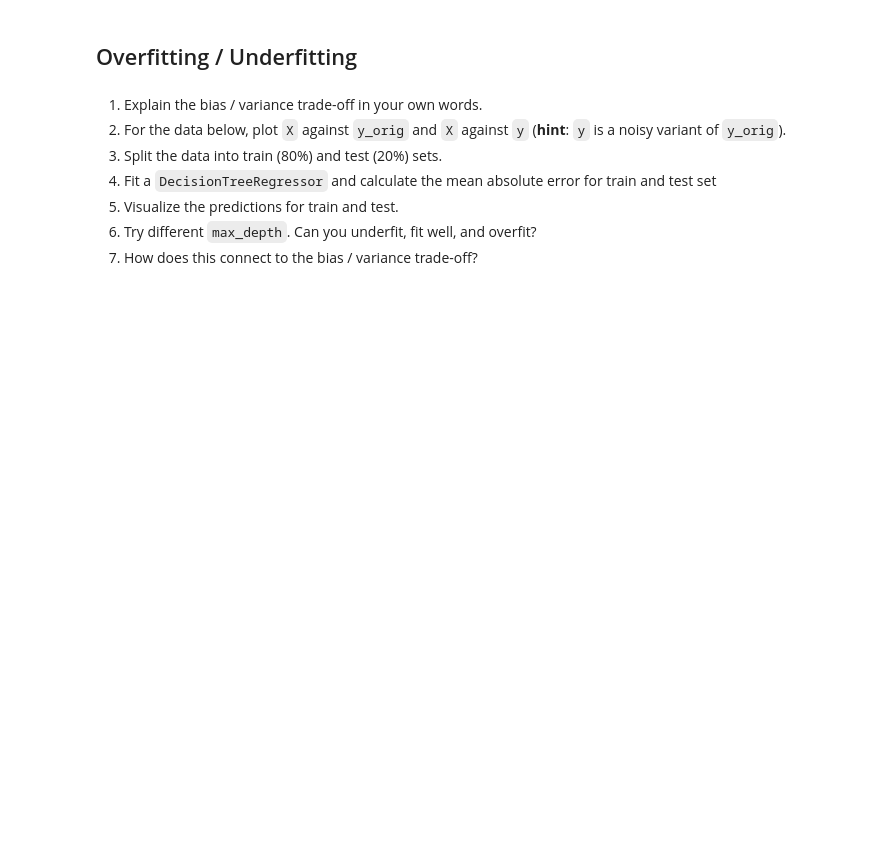
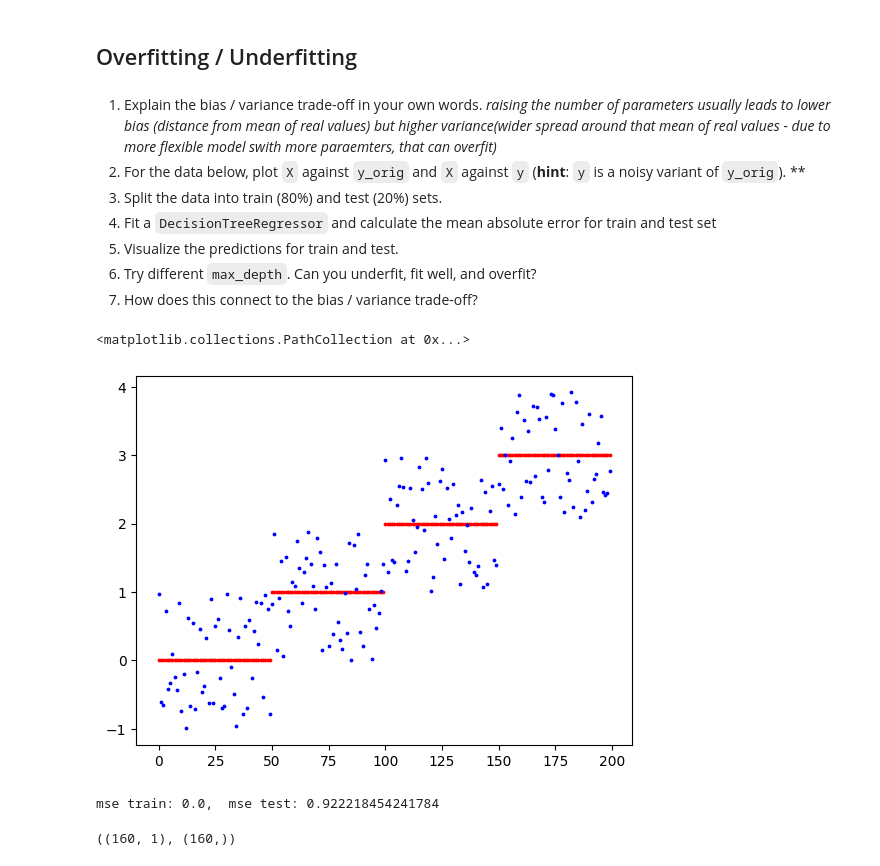
Before and after one commit to luimui/DataScience, a Jupyter notebook: exercise_03.ipynb, the cells around one changed output. Cells and saved outputs as stored; diff of their text form; code cells hidden in the pictures; blank space fills up the shorter version.

```diff
--- a/exercise_03.ipynb
+++ b/exercise_03.ipynb
@@ -329,7 +361,9 @@ ROC AUC test: 0.95
 ## Overfitting / Underfitting
 # %% [markdown]
 1. Explain the bias / variance trade-off in your own words.
+*raising the number of parameters usually leads to lower bias (distance from mean of real values) but higher variance(wider spread around that mean of real values - due to more flexible model swith more paraemters, that can overfit)*
 2. For the data below, plot `X` against `y_orig` and `X` against `y` (**hint**: `y` is a noisy variant of `y_orig`).
+**
 3. Split the data into train (80%) and test (20%) sets.
 4. Fit a `DecisionTreeRegressor` and calculate the mean absolute error for train and test set
 5. Visualize the predictions for train and test.
@@ -344,3 +378,9 @@ n_steps = 4
 X = np.arange(50 * n_steps).reshape((-1,1))
 y_orig = np.repeat(np.arange(4), int(X.shape[0] / n_steps))
 y = y_orig + (np.random.random(y_orig.size) - 0.5) * 2
+# %%
+plt.scatter(X,y_orig,c="red",s=3)
+plt.scatter(X,y,c="blue",s=3)
+# %% [output]
+<matplotlib.collections.PathCollection at 0x...>
+[figure, added]
@@ -346,0 +391,10 @@ y = y_orig + (np.random.random(y_orig.size) - 0.5) * 2
+# %%
+y_train_pred = clf.predict(X_train)
+y_test_pred = clf.predict(X_test)
+print("mse train: {},  mse test: {}".format(mean_absolute_error(y_train, y_train_pred),mean_absolute_error(y_test, y_test_pred)))
+# %% [output]
+mse train: 0.0,  mse test: 0.922218454241784
+# %%
+X_train.shape, y_train_pred.shape
+# %% [output]
+((160, 1), (160,))
```
Also changed, not shown: parts of 12 cells of this notebook.
